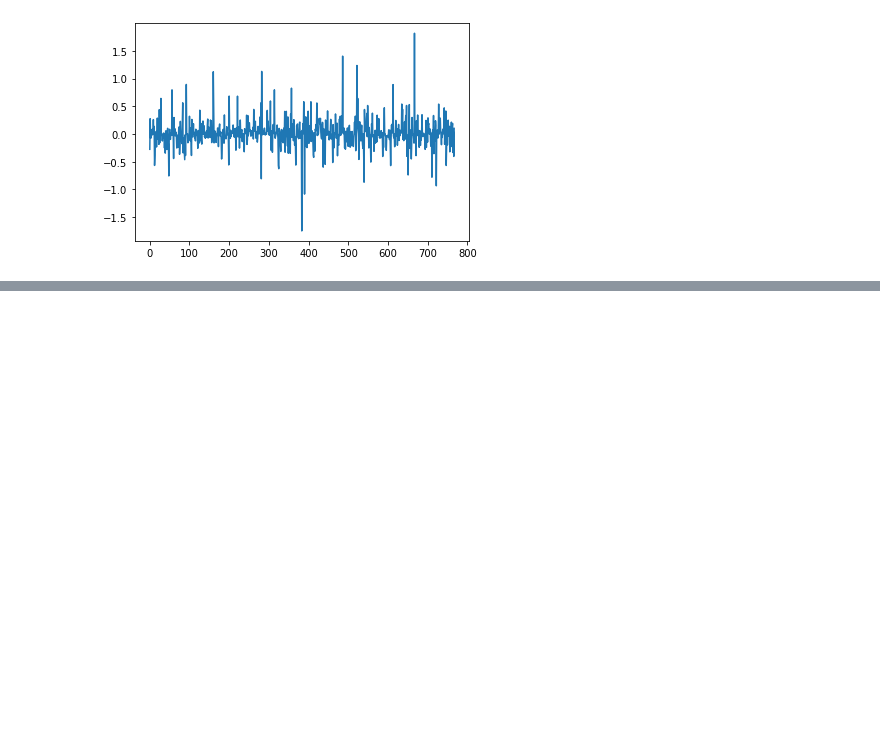
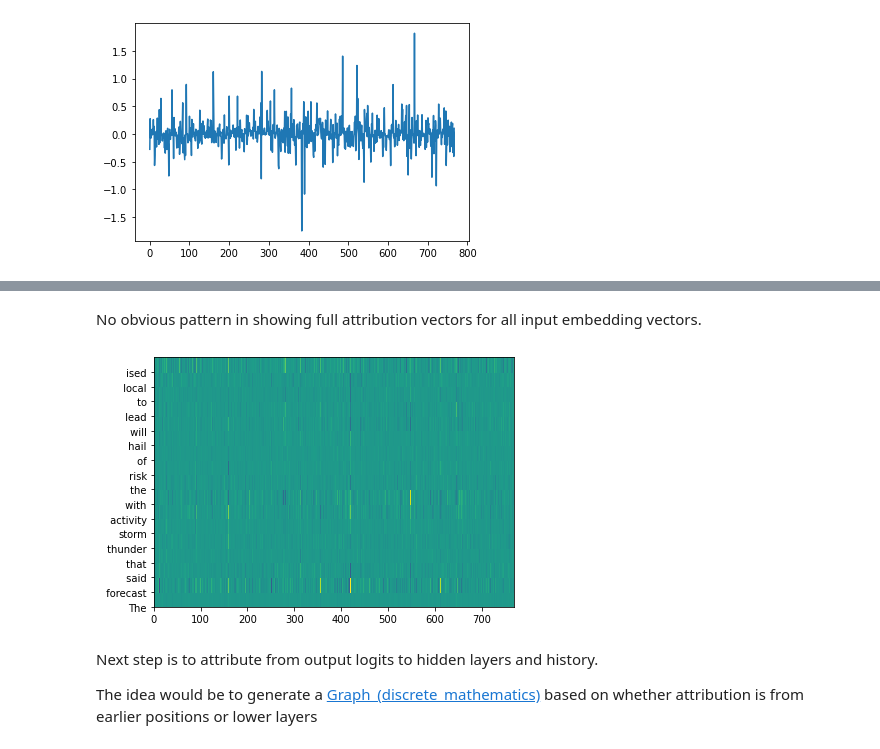
Before and after one commit to prior-technology/annotate-transformer, a Jupyter notebook: notebooks/Attribution.ipynb, the cells around one changed output, grey strips where cells are left out. Drawn from its saved outputs; the diff is of its cells as text; code cells hidden in the pictures; blank space fills up the shorter version.

```diff
--- a/notebooks/Attribution.ipynb
+++ b/notebooks/Attribution.ipynb
@@ -103,0 +129,17 @@ plt.plot(norms)
+# %% [markdown]
+No obvious pattern in showing full attribution vectors for all input embedding vectors.
+# %%
+norms = map(norm,attr[0])
+fig, ax = plt.subplots()
+ax.pcolor(attr[0])
+#ax.imshow(norms[np.newaxis,:])
+ax.set_yticks(np.arange(attr.shape[1]))
+ax.set_yticklabels(labels)
+fig.tight_layout()
+plt.show()
+# %% [output]
+[figure, added]
+# %% [markdown]
+Next step is to attribute from output logits to hidden layers and history.
+
+The idea would be to generate a [Graph_(discrete_mathematics)](https://en.wikipedia.org/wiki/Graph_(discrete_mathematics)) based on whether attribution is from earlier positions or lower layers
```
Also changed, not shown: parts of 9 cells of this notebook, 6 other files.
